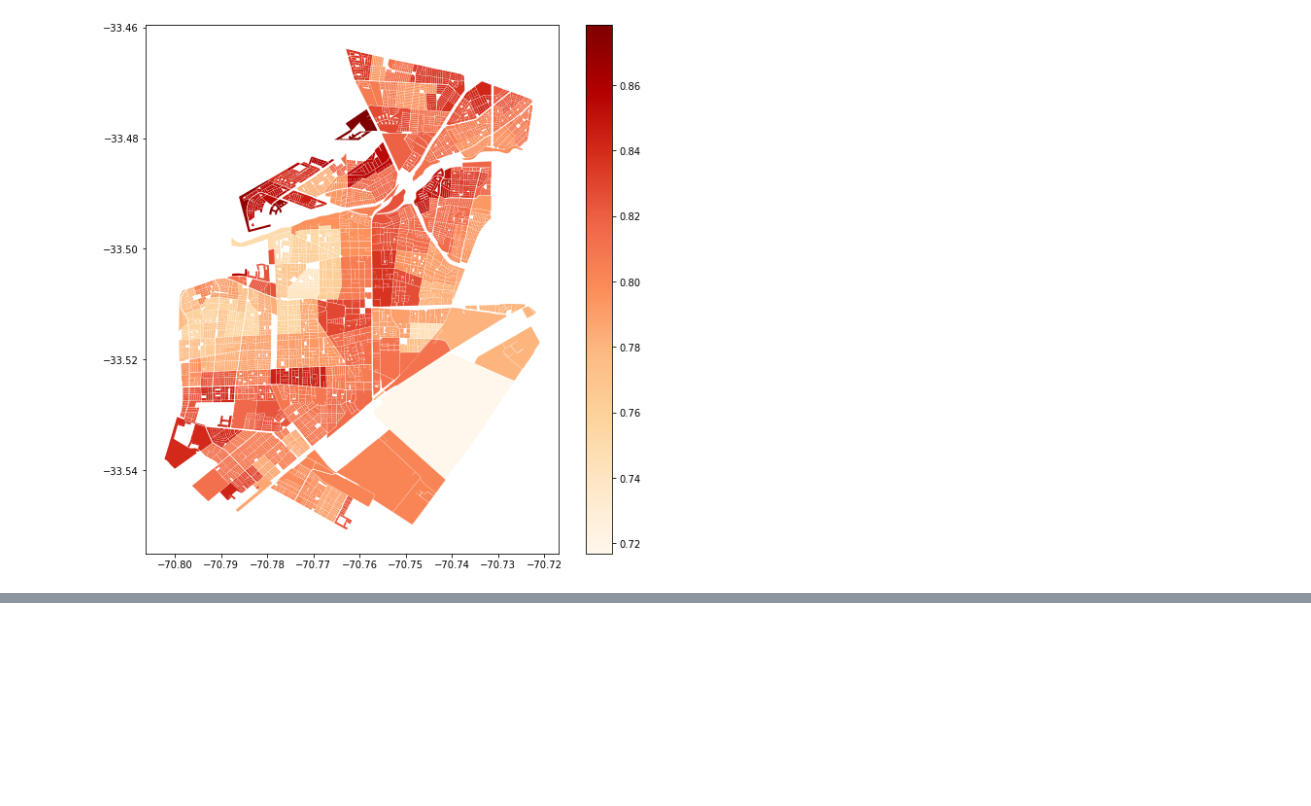
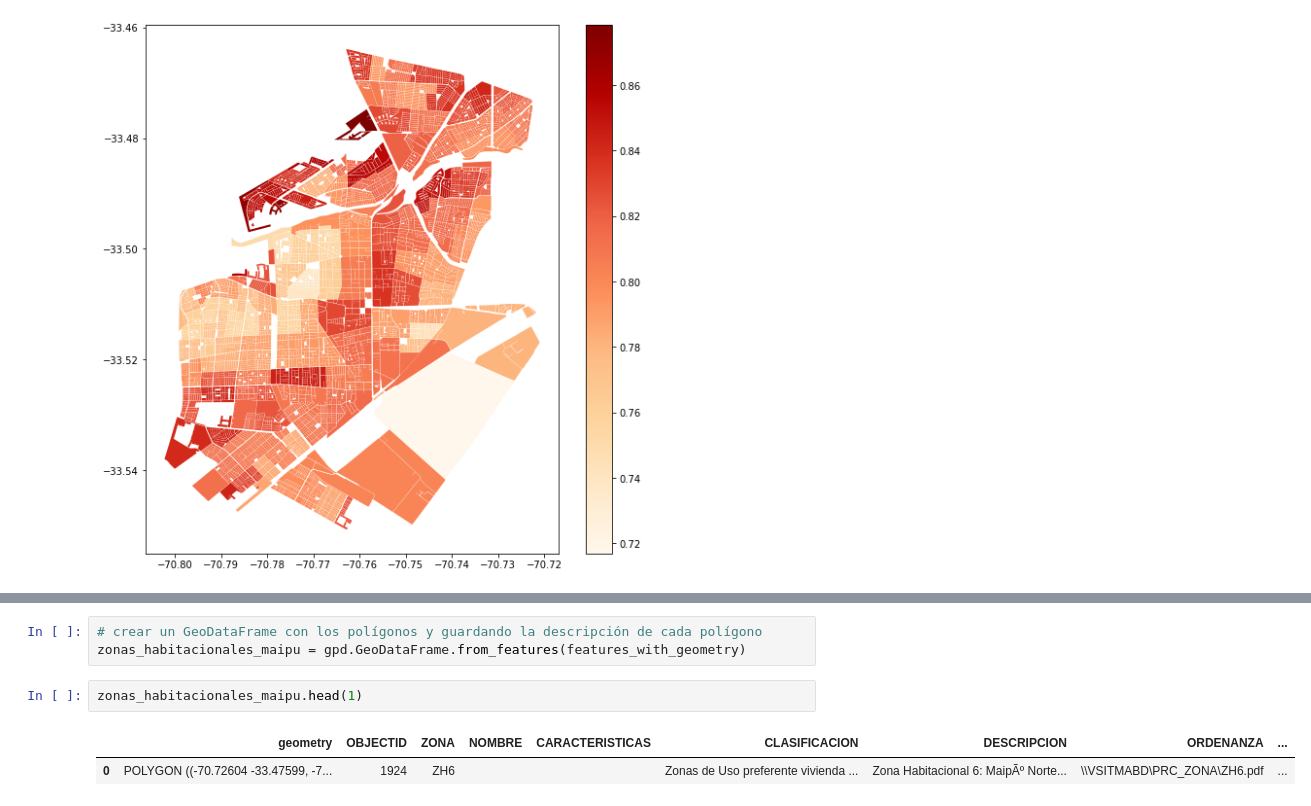
Before and after one commit to JZapataMA/informal_assessment_proyect_CDG, a Jupyter notebook: proyecto.ipynb, the cells around one changed output, grey strips where cells are left out. Drawn from its saved outputs; the diff is of its cells as text; blank space fills up the shorter version.

```diff
--- a/proyecto.ipynb
+++ b/proyecto.ipynb
@@ -145,0 +260,8 @@ ismt_maipu_zonas_pob_socioec.plot(column='prom_ismt', cmap='OrRd', legend=True,
+# %%
+# crear un GeoDataFrame con los polígonos y guardando la descripción de cada polígono
+zonas_habitacionales_maipu = gpd.GeoDataFrame.from_features(features_with_geometry)
+# %%
+zonas_habitacionales_maipu.head(1)
+# %% [output]
+|  | geometry | OBJECTID | ZONA | NOMBRE | CARACTERISTICAS | CLASIFICACION | DESCRIPCION | ORDENANZA | ... |
+| 0 | POLYGON ((-70.72604 -33.47599, -7... | 1924 | ZH6 |  |  | Zonas de Uso preferente vivienda ... | Zona Habitacional 6: MaipÃº Norte... | \\VSITMABD\PRC_ZONA\ZH6.pdf | ... |
```
Also changed, not shown: parts of 16 cells of this notebook.
